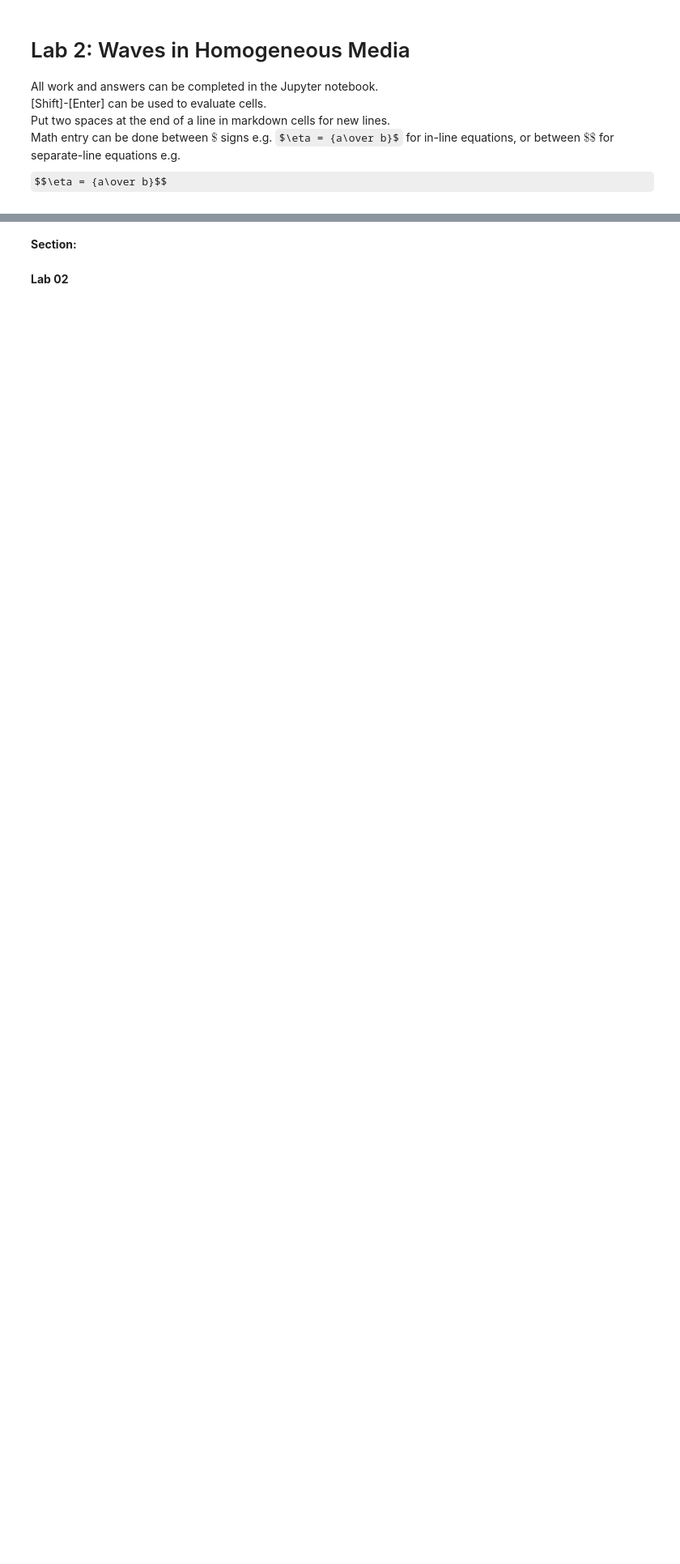
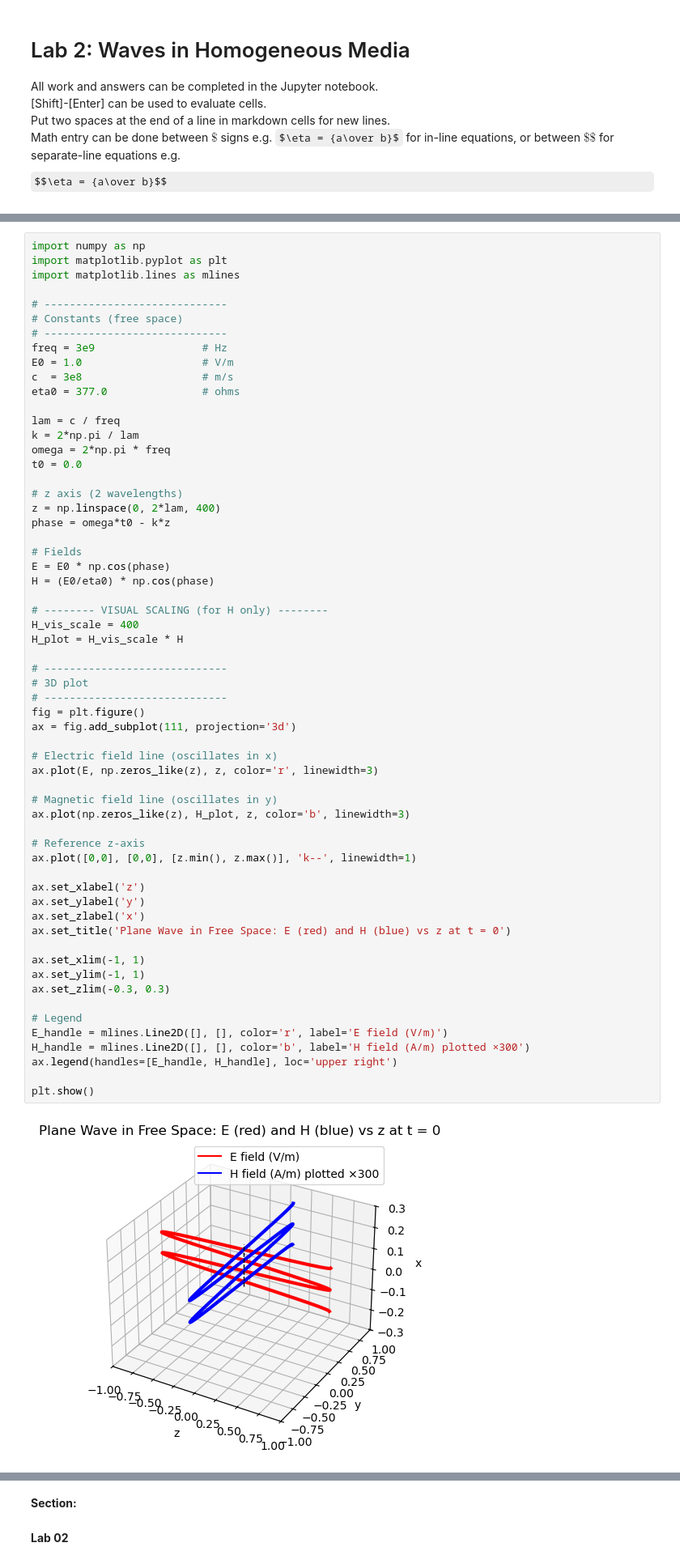
Before and after one commit to cwlebgarcia/ENEL-476, a Jupyter notebook: Lab-2/enel476_lab2_template_v2.ipynb, the cells around one changed output, grey strips where cells are left out. Shown at 81% size. Cells and saved outputs as stored; diff of their text form; some formulas as TeX source; blank space fills up the shorter version.

```diff
--- a/Lab-2/enel476_lab2_template_v2.ipynb
+++ b/Lab-2/enel476_lab2_template_v2.ipynb
@@ -6,0 +127,62 @@ Math entry can be done between $\$$ signs e.g. $\eta = {a\over b}$ for in-line e
+# %%
+import numpy as np
+import matplotlib.pyplot as plt
+import matplotlib.lines as mlines
+
+# -----------------------------
+# Constants (free space)
+# -----------------------------
+freq = 3e9                 # Hz
+E0 = 1.0                   # V/m
+c  = 3e8                   # m/s
+eta0 = 377.0               # ohms
+
+lam = c / freq
+k = 2*np.pi / lam
+omega = 2*np.pi * freq
+t0 = 0.0
+
+# z axis (2 wavelengths)
+z = np.linspace(0, 2*lam, 400)
+phase = omega*t0 - k*z
+
+# Fields
+E = E0 * np.cos(phase)
+H = (E0/eta0) * np.cos(phase)
+
+# -------- VISUAL SCALING (for H only) --------
+H_vis_scale = 400
+H_plot = H_vis_scale * H
+
+# -----------------------------
+# 3D plot
+# -----------------------------
+fig = plt.figure()
+ax = fig.add_subplot(111, projection='3d')
+
+# Electric field line (oscillates in x)
+ax.plot(E, np.zeros_like(z), z, color='r', linewidth=3)
+
+# Magnetic field line (oscillates in y)
+ax.plot(np.zeros_like(z), H_plot, z, color='b', linewidth=3)
+
+# Reference z-axis
+ax.plot([0,0], [0,0], [z.min(), z.max()], 'k--', linewidth=1)
+
+ax.set_xlabel('z')
+ax.set_ylabel('y')
+ax.set_zlabel('x')
+ax.set_title('Plane Wave in Free Space: E (red) and H (blue) vs z at t = 0')
+
+ax.set_xlim(-1, 1)
+ax.set_ylim(-1, 1)
+ax.set_zlim(-0.3, 0.3)
+
+# Legend
+E_handle = mlines.Line2D([], [], color='r', label='E field (V/m)')
+H_handle = mlines.Line2D([], [], color='b', label='H field (A/m) plotted ×300')
+ax.legend(handles=[E_handle, H_handle], loc='upper right')
+
+plt.show()
+# %% [output]
+[figure, added]
```
Also changed, not shown: parts of 41 cells of this notebook.
